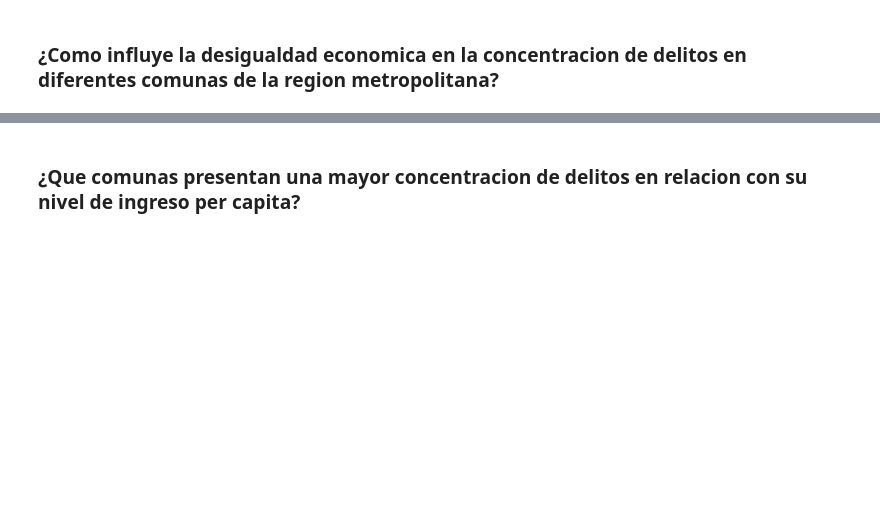
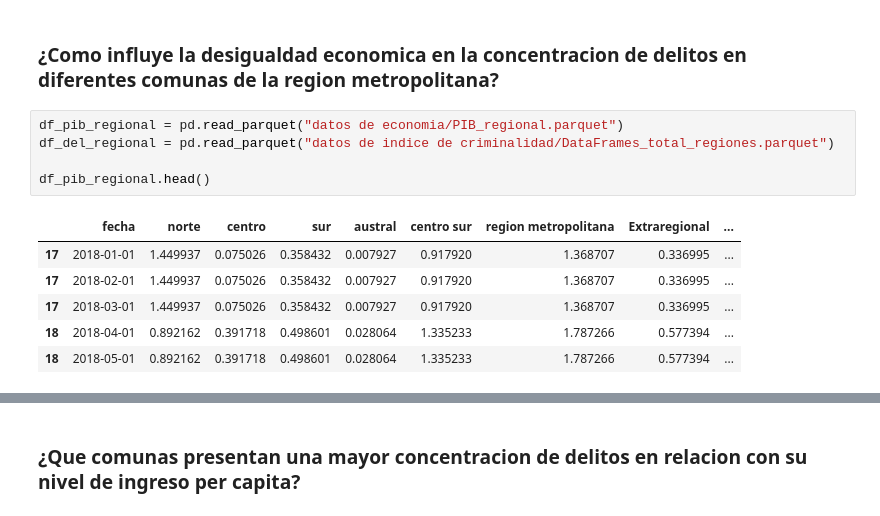
Before and after one commit to josegdotcom/imt2200-actividad-2024, a Jupyter notebook: Proyecto IMT2200 - Analisis de Datos.ipynb, the cells around one changed output, grey strips where cells are left out. Drawn from its saved outputs; the diff is of its cells as text; blank space fills up the shorter version.

```diff
--- a/Proyecto IMT2200 - Analisis de Datos.ipynb
+++ b/Proyecto IMT2200 - Analisis de Datos.ipynb
@@ -355,2 +381,14 @@ En esta sección del Jupyter Notebook, nos enfocaremos en responder las pregunta
 # %% [markdown]
 ### ¿Como influye la desigualdad economica en la concentracion de delitos en diferentes comunas de la region metropolitana?
+# %%
+df_pib_regional = pd.read_parquet("datos de economia/PIB_regional.parquet")
+df_del_regional = pd.read_parquet("datos de indice de criminalidad/DataFrames_total_regiones.parquet")
+
+df_pib_regional.head()
+# %% [output]
+|  | fecha | norte | centro | sur | austral | centro sur | region metropolitana | Extraregional | ... |
+| 17 | 2018-01-01 | 1.449937 | 0.075026 | 0.358432 | 0.007927 | 0.917920 | 1.368707 | 0.336995 | ... |
+| 17 | 2018-02-01 | 1.449937 | 0.075026 | 0.358432 | 0.007927 | 0.917920 | 1.368707 | 0.336995 | ... |
+| 17 | 2018-03-01 | 1.449937 | 0.075026 | 0.358432 | 0.007927 | 0.917920 | 1.368707 | 0.336995 | ... |
+| 18 | 2018-04-01 | 0.892162 | 0.391718 | 0.498601 | 0.028064 | 1.335233 | 1.787266 | 0.577394 | ... |
+| 18 | 2018-05-01 | 0.892162 | 0.391718 | 0.498601 | 0.028064 | 1.335233 | 1.787266 | 0.577394 | ... |
```
Also changed, not shown: parts of 7 cells of this notebook, 8 other files.
